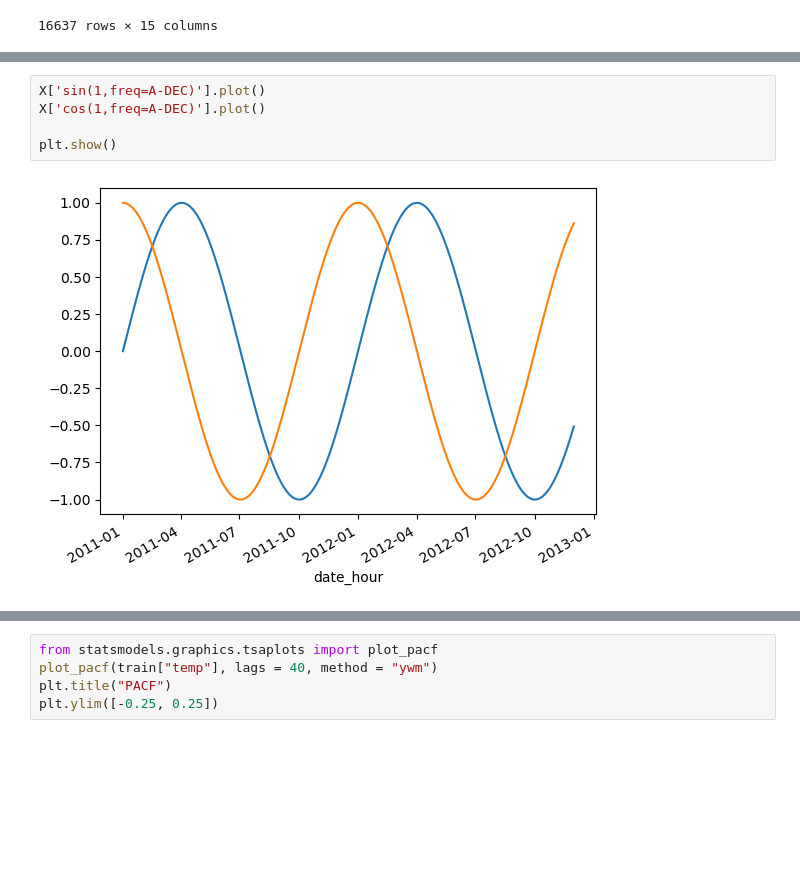
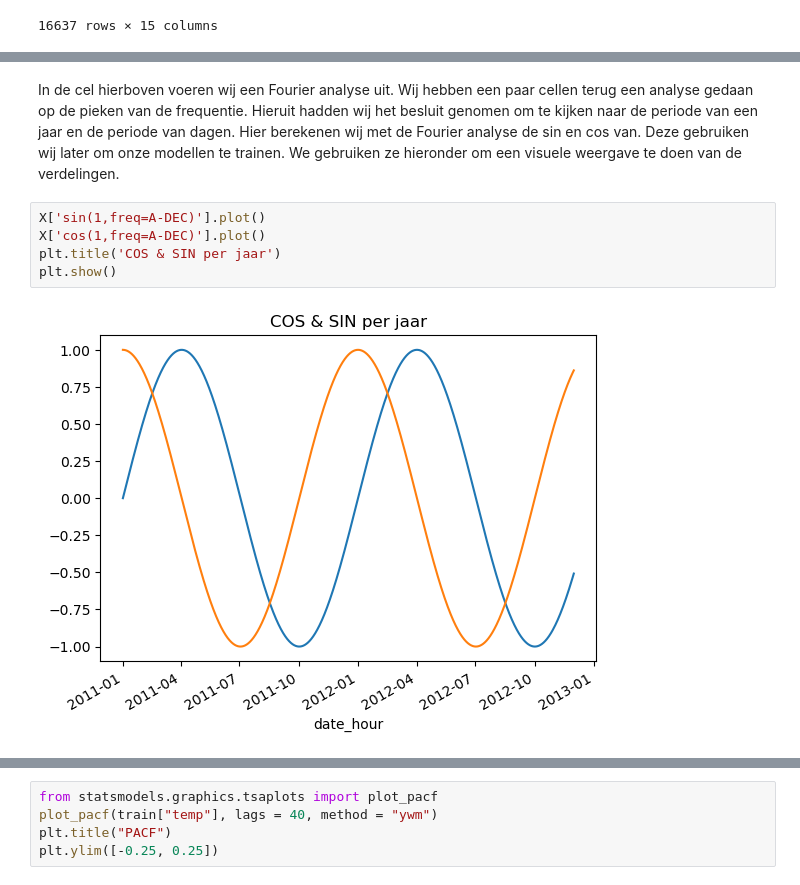
Before and after one commit to NimaGhafar/machine_learning_deurwaardes, a Jupyter notebook: Heethoofd_Portfolio.ipynb, the cells around one changed output, grey strips where cells are left out. Saved outputs shown, nothing was run; the diff lists cells and outputs as text; blank space fills up the shorter version.

```diff
--- a/Heethoofd_Portfolio.ipynb
+++ b/Heethoofd_Portfolio.ipynb
@@ -765,13 +789,15 @@ X2
 | 2012-12-19 22:00:00 | 17092.0 | -0.205952 | 0.978562 | -0.500000 | 0.866025 |
 | 2012-12-19 23:00:00 | 17093.0 | -0.205252 | 0.978709 | -0.258819 | 0.965926 |
 456 rows × 5 columns
+# %% [markdown]
+In de cel hierboven voeren wij een Fourier analyse uit. Wij hebben een paar cellen terug een analyse gedaan op de pieken van de frequentie. Hieruit hadden wij het besluit genomen om te kijken naar de periode van een jaar en de periode van dagen. Hier berekenen wij met de Fourier analyse de sin en cos van. Deze gebruiken wij later om onze modellen te trainen. We gebruiken ze hieronder om een visuele weergave te doen van de verdelingen.
 # %%
 X['sin(1,freq=A-DEC)'].plot()
 X['cos(1,freq=A-DEC)'].plot()
-
+plt.title('COS & SIN per jaar')
 plt.show()
 # %% [output]
-[figure, old version]
+[figure, new version]
 # %%
 X['sin(1,freq=D)'].plot()
 X['cos(1,freq=D)'].plot()
```
Also changed, not shown: parts of 66 cells of this notebook.
